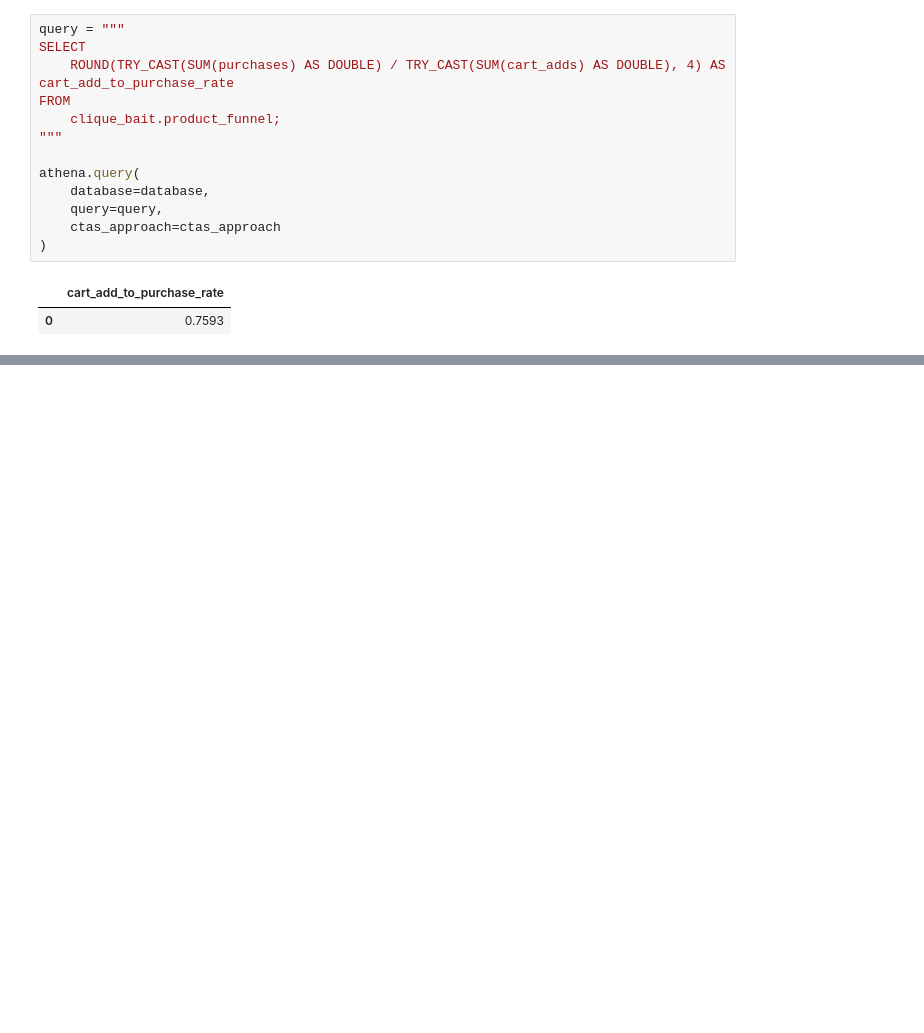
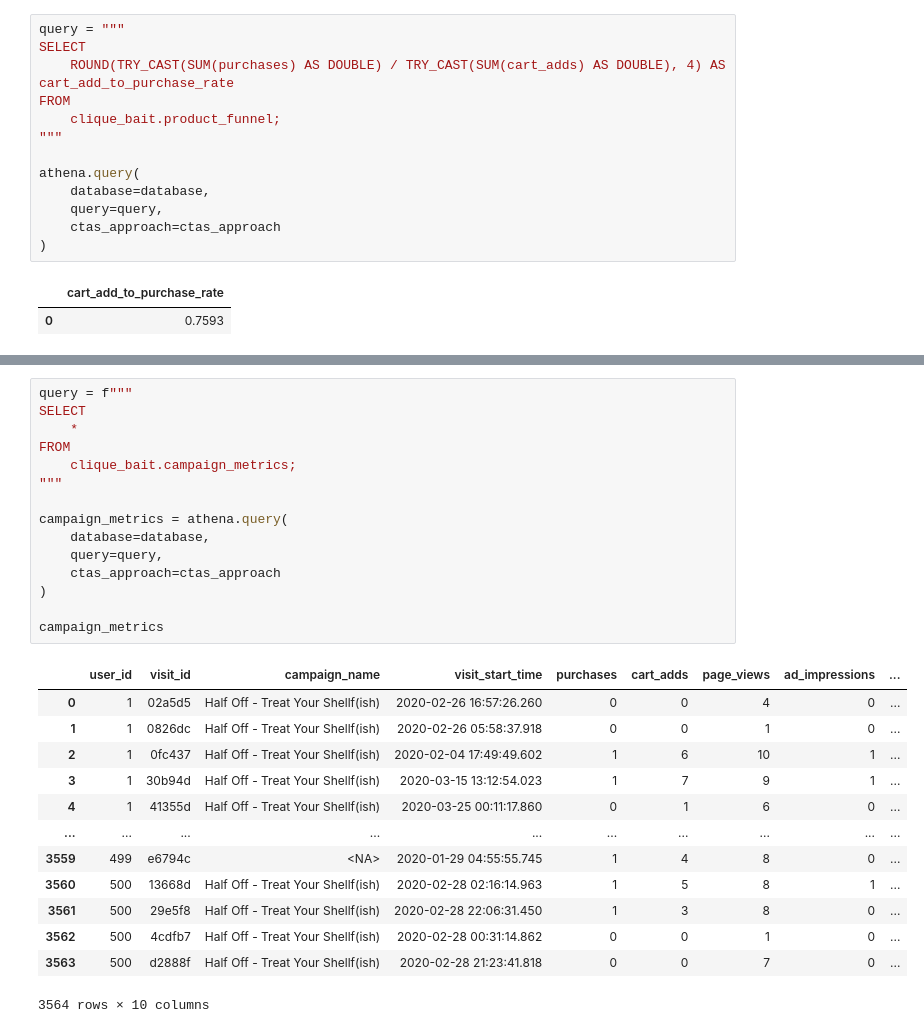
Before and after one commit to yangwu1227/sql-case-studies, a Jupyter notebook: case_studies/clique_bait/notebooks/business_questions.ipynb, the cells around one changed output, grey strips where cells are left out. Cells and saved outputs as stored; diff of their text form; blank space fills up the shorter version.

Commit message:
feat: clique bait campaign analysis

```diff
--- a/case_studies/clique_bait/notebooks/business_questions.ipynb
+++ b/case_studies/clique_bait/notebooks/business_questions.ipynb
@@ -1221,0 +1475,29 @@ athena.query(
+# %%
+query = f"""
+SELECT
+    *
+FROM
+    clique_bait.campaign_metrics;
+"""
+
+campaign_metrics = athena.query(
+    database=database,
+    query=query,
+    ctas_approach=ctas_approach
+)
+
+campaign_metrics
+# %% [output]
+|  | user_id | visit_id | campaign_name | visit_start_time | purchases | cart_adds | page_views | ad_impressions | ... |
+| 0 | 1 | 02a5d5 | Half Off - Treat Your Shellf(ish) | 2020-02-26 16:57:26.260 | 0 | 0 | 4 | 0 | ... |
+| 1 | 1 | 0826dc | Half Off - Treat Your Shellf(ish) | 2020-02-26 05:58:37.918 | 0 | 0 | 1 | 0 | ... |
+| 2 | 1 | 0fc437 | Half Off - Treat Your Shellf(ish) | 2020-02-04 17:49:49.602 | 1 | 6 | 10 | 1 | ... |
+| 3 | 1 | 30b94d | Half Off - Treat Your Shellf(ish) | 2020-03-15 13:12:54.023 | 1 | 7 | 9 | 1 | ... |
+| 4 | 1 | 41355d | Half Off - Treat Your Shellf(ish) | 2020-03-25 00:11:17.860 | 0 | 1 | 6 | 0 | ... |
+| ... | ... | ... | ... | ... | ... | ... | ... | ... | ... |
+| 3559 | 499 | e6794c | <NA> | 2020-01-29 04:55:55.745 | 1 | 4 | 8 | 0 | ... |
+| 3560 | 500 | 13668d | Half Off - Treat Your Shellf(ish) | 2020-02-28 02:16:14.963 | 1 | 5 | 8 | 1 | ... |
+| 3561 | 500 | 29e5f8 | Half Off - Treat Your Shellf(ish) | 2020-02-28 22:06:31.450 | 1 | 3 | 8 | 0 | ... |
+| 3562 | 500 | 4cdfb7 | Half Off - Treat Your Shellf(ish) | 2020-02-28 00:31:14.862 | 0 | 0 | 1 | 0 | ... |
+| 3563 | 500 | d2888f | Half Off - Treat Your Shellf(ish) | 2020-02-28 21:23:41.818 | 0 | 0 | 7 | 0 | ... |
+3564 rows × 10 columns
```
Also changed, not shown: parts of 25 cells of this notebook, 2 other files.
